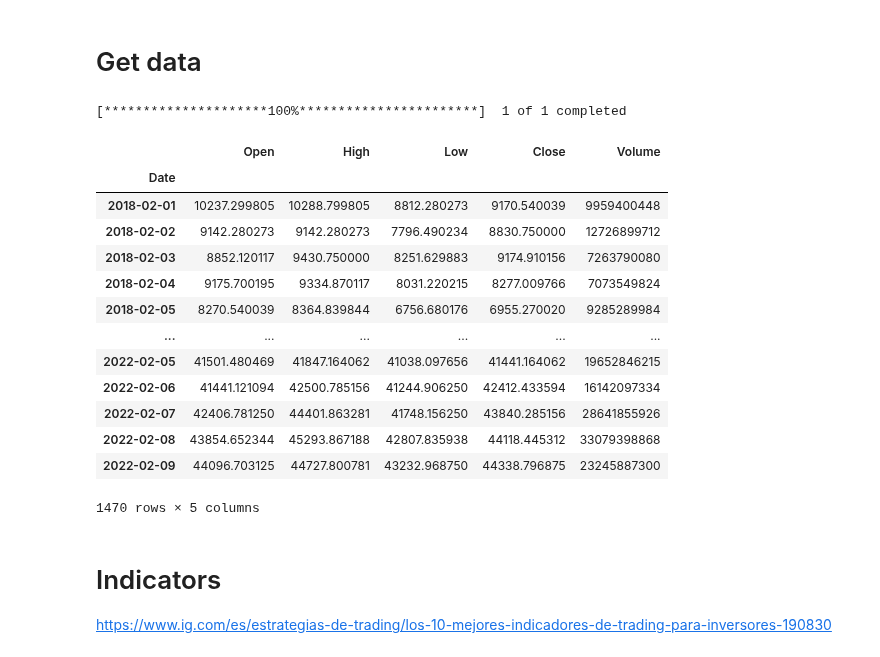
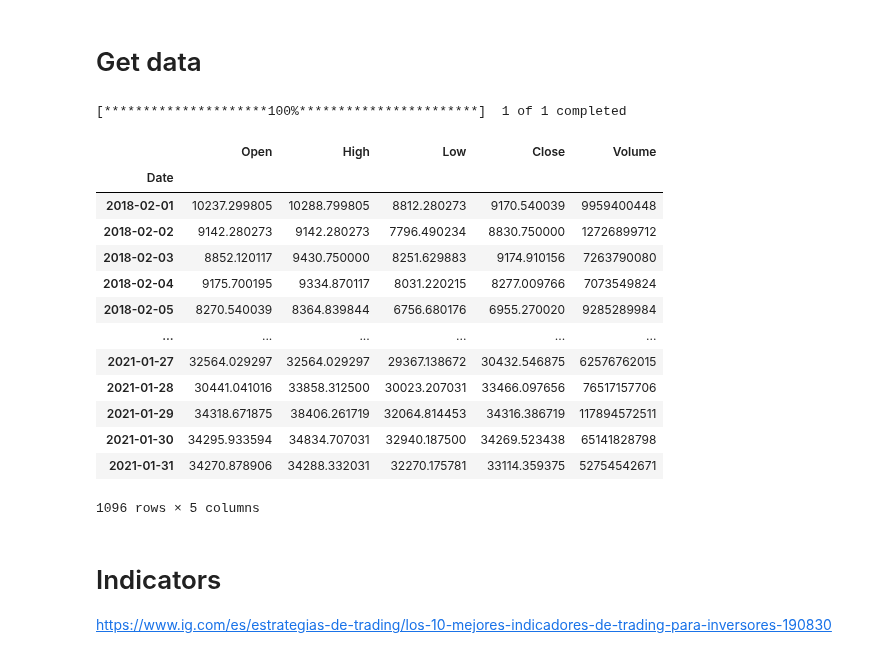
Before and after one commit to aldofranco91/Trading, a Jupyter notebook: Conv_Regression_ResNet_Jaime.ipynb, the cells around one changed output. Drawn from its saved outputs; the diff is of its cells as text; code cells hidden in the pictures.

```diff
--- a/Conv_Regression_ResNet_Jaime.ipynb
+++ b/Conv_Regression_ResNet_Jaime.ipynb
@@ -87,28 +91,28 @@ forecast_t = 5
 # %%
 import yfinance as yf
 import datetime as dt
 
 start = dt.datetime(2018,2,1)
-end = dt.datetime.now() - dt.timedelta(days=1)
+end = dt.datetime(2021,1,31)
 
 df = yf.download('BTC-USD', start, end).drop('Adj Close', axis=1)
 df
 # %% [output]
 [*********************100%***********************]  1 of 1 completed
 |  | Open | High | Low | Close | Volume |
 | Date |  |  |  |  |  |
 | 2018-02-01 | 10237.299805 | 10288.799805 | 8812.280273 | 9170.540039 | 9959400448 |
 | 2018-02-02 | 9142.280273 | 9142.280273 | 7796.490234 | 8830.750000 | 12726899712 |
 | 2018-02-03 | 8852.120117 | 9430.750000 | 8251.629883 | 9174.910156 | 7263790080 |
 | 2018-02-04 | 9175.700195 | 9334.870117 | 8031.220215 | 8277.009766 | 7073549824 |
 | 2018-02-05 | 8270.540039 | 8364.839844 | 6756.680176 | 6955.270020 | 9285289984 |
 | ... | ... | ... | ... | ... | ... |
-| 2022-02-05 | 41501.480469 | 41847.164062 | 41038.097656 | 41441.164062 | 19652846215 |
-| 2022-02-06 | 41441.121094 | 42500.785156 | 41244.906250 | 42412.433594 | 16142097334 |
-| 2022-02-07 | 42406.781250 | 44401.863281 | 41748.156250 | 43840.285156 | 28641855926 |
-| 2022-02-08 | 43854.652344 | 45293.867188 | 42807.835938 | 44118.445312 | 33079398868 |
-| 2022-02-09 | 44096.703125 | 44727.800781 | 43232.968750 | 44338.796875 | 23245887300 |
+| 2021-01-27 | 32564.029297 | 32564.029297 | 29367.138672 | 30432.546875 | 62576762015 |
+| 2021-01-28 | 30441.041016 | 33858.312500 | 30023.207031 | 33466.097656 | 76517157706 |
+| 2021-01-29 | 34318.671875 | 38406.261719 | 32064.814453 | 34316.386719 | 117894572511 |
+| 2021-01-30 | 34295.933594 | 34834.707031 | 32940.187500 | 34269.523438 | 65141828798 |
+| 2021-01-31 | 34270.878906 | 34288.332031 | 32270.175781 | 33114.359375 | 52754542671 |
-1470 rows × 5 columns
+1096 rows × 5 columns
 # %% [markdown]
 # Indicators
 
```
Also changed, not shown: parts of 6 cells of this notebook.
